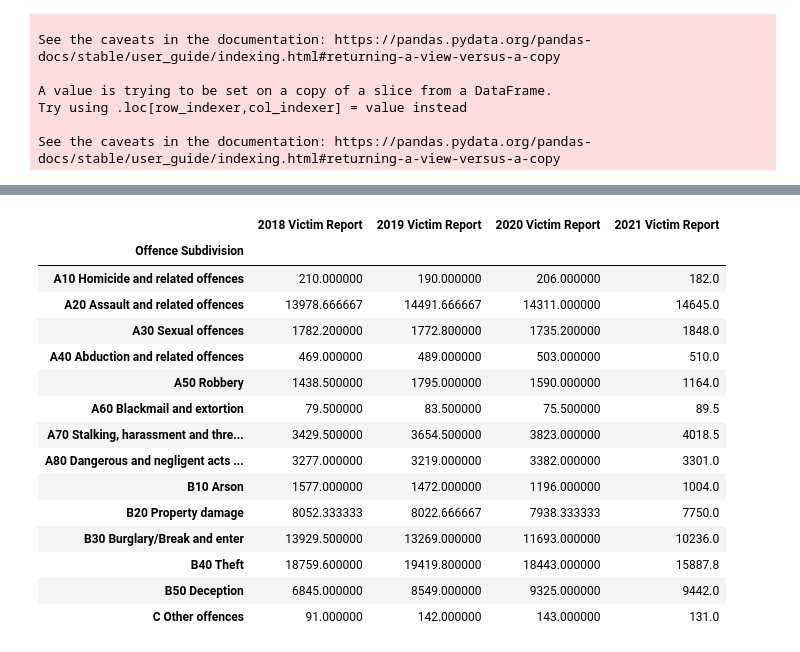
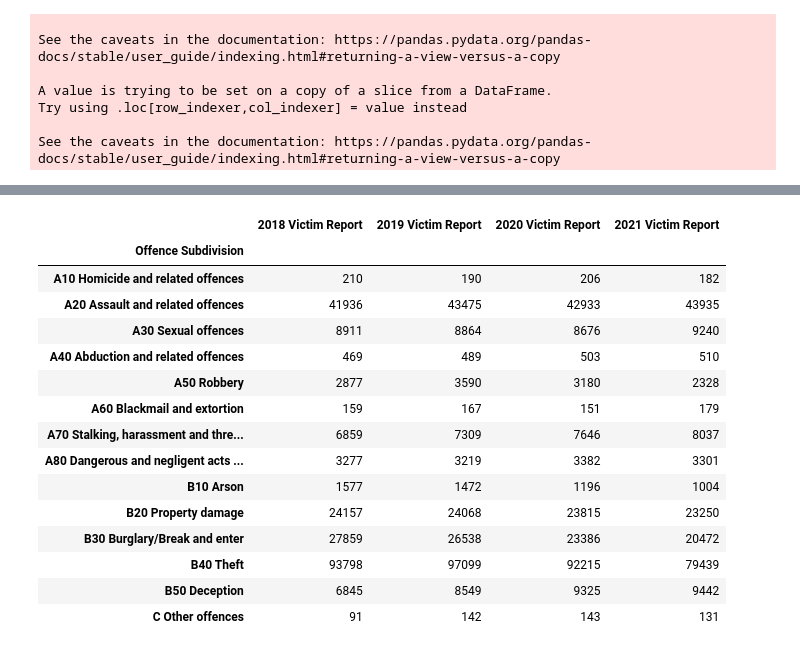
Before and after one commit to LKDSOUZA/Project-1, a Jupyter notebook: Project_1_A.ipynb, the cells around one changed output, grey strips where cells are left out. Cells and saved outputs as stored; diff of their text form; code cells hidden in the pictures.

```diff
--- a/Project_1_A.ipynb
+++ b/Project_1_A.ipynb
@@ -60,15 +60,12 @@ statistics_raw_data=crime_data_21.copy()
 
 victim_report_mean_21=statistics_raw_data.groupby(['Offence Subdivision'])["Victim Reports"].mean()
 victim_report_median_21=statistics_raw_data.groupby(['Offence Subdivision'])["Victim Reports"].median()
-victim_report_variance_21=statistics_raw_data.groupby(['Offence Subdivision'])["Victim Reports"].var()
-victim_report_sd_21=statistics_raw_data.groupby(['Offence Subdivision'])["Victim Reports"].std()
-victim_report_SEM_21=statistics_raw_data.groupby(['Offence Subdivision'])["Victim Reports"].sem()
+victim_report_sum_21=statistics_raw_data.groupby(['Offence Subdivision'])["Victim Reports"].sum()
+
 
 statistics_summary_21 = pd.DataFrame({"Mean victim report": victim_report_mean_21,
                                   "Median victim report": victim_report_median_21,
-                                  "victim report Variance": victim_report_variance_21,
-                                  "victim report Std. Dev.": victim_report_sd_21,
-                                  "victim report Std. Err." : victim_report_SEM_21,
+                                  "Total victim report": victim_report_sum_21,
 
                                  })
 statistics_summary_21.head(10)
@@ -90,15 +87,12 @@ statistics_raw_data_20=crime_data_20.copy()
 
 victim_report_mean_20=statistics_raw_data_20.groupby(['Offence Subdivision'])["Victim Reports"].mean()
 victim_report_median_20=statistics_raw_data_20.groupby(['Offence Subdivision'])["Victim Reports"].median()
-victim_report_variance_20=statistics_raw_data_20.groupby(['Offence Subdivision'])["Victim Reports"].var()
-victim_report_sd_20=statistics_raw_data_20.groupby(['Offence Subdivision'])["Victim Reports"].std()
-victim_report_SEM_20=statistics_raw_data_20.groupby(['Offence Subdivision'])["Victim Reports"].sem()
+victim_report_sum_20=statistics_raw_data_20.groupby(['Offence Subdivision'])["Victim Reports"].sum()
 
 statistics_summary_20 = pd.DataFrame({"Mean victim report": victim_report_mean_20,
                                   "Median victim report": victim_report_median_20,
-                                  "victim report Variance": victim_report_variance_20,
-                                  "victim report Std. Dev.": victim_report_sd_20,
-                                  "victim report Std. Err." : victim_report_SEM_20,
+                                  "Total victim report": victim_report_sum_20
+
 
                                  })
 statistics_summary_20.head(10)
@@ -120,15 +114,12 @@ statistics_raw_data_19=crime_data_19.copy()
 
 victim_report_mean_19=statistics_raw_data_19.groupby(['Offence Subdivision'])["Victim Reports"].mean()
 victim_report_median_19=statistics_raw_data_19.groupby(['Offence Subdivision'])["Victim Reports"].median()
-victim_report_variance_19=statistics_raw_data_19.groupby(['Offence Subdivision'])["Victim Reports"].var()
-victim_report_sd_19=statistics_raw_data_19.groupby(['Offence Subdivision'])["Victim Reports"].std()
-victim_report_SEM_19=statistics_raw_data_19.groupby(['Offence Subdivision'])["Victim Reports"].sem()
+victim_report_sum_19=statistics_raw_data_19.groupby(['Offence Subdivision'])["Victim Reports"].sum()
+
 
 statistics_summary_19 = pd.DataFrame({"Mean victim report": victim_report_mean_19,
                                   "Median victim report": victim_report_median_19,
-                                  "victim report Variance": victim_report_variance_19,
-                                  "victim report Std. Dev.": victim_report_sd_19,
-                                  "victim report Std. Err." : victim_report_SEM_19,
+                                  "Total victim report": victim_report_sum_19,
 
                                  })
 statistics_summary_19.head(10)
@@ -150,15 +141,13 @@ statistics_raw_data_18=crime_data_18.copy()
 
 victim_report_mean_18=statistics_raw_data_18.groupby(['Offence Subdivision'])["Victim Reports"].mean()
 victim_report_median_18=statistics_raw_data_18.groupby(['Offence Subdivision'])["Victim Reports"].median()
-victim_report_variance_18=statistics_raw_data_18.groupby(['Offence Subdivision'])["Victim Reports"].var()
-victim_report_sd_18=statistics_raw_data_18.groupby(['Offence Subdivision'])["Victim Reports"].std()
-victim_report_SEM_18=statistics_raw_data_18.groupby(['Offence Subdivision'])["Victim Reports"].sem()
+victim_report_sum_18=statistics_raw_data_18.groupby(['Offence Subdivision'])["Victim Reports"].sum()
+
 
 statistics_summary_18 = pd.DataFrame({"Mean victim report": victim_report_mean_18,
                                   "Median victim report": victim_report_median_18,
-                                  "victim report Variance": victim_report_variance_18,
-                                  "victim report Std. Dev.": victim_report_sd_18,
-                                  "victim report Std. Err." : victim_report_SEM_18,
+                                  "Total victim report": victim_report_sum_18,
+
 
                                  })
 statistics_summary_18.head(10)
@@ -178,27 +167,27 @@ statistics_summary_18.head(10)
 # %%
-victim_report_year= pd.DataFrame({"2018 Victim Report":victim_report_mean_18,
-                             "2019 Victim Report":victim_report_mean_19,
-                            "2020 Victim Report":victim_report_mean_20,
-                            "2021 Victim Report":victim_report_mean_21,
+victim_report_year= pd.DataFrame({"2018 Victim Report":victim_report_sum_18,
+                             "2019 Victim Report":victim_report_sum_19,
+                            "2020 Victim Report":victim_report_sum_20,
+                            "2021 Victim Report":victim_report_sum_21,
                             })
 victim_report_year
 # %% [output]
 |  | 2018 Victim Report | 2019 Victim Report | 2020 Victim Report | 2021 Victim Report |
 | Offence Subdivision |  |  |  |  |
-| A10 Homicide and related offences | 210.000000 | 190.000000 | 206.000000 | 182.0 |
-| A20 Assault and related offences | 13978.666667 | 14491.666667 | 14311.000000 | 14645.0 |
-| A30 Sexual offences | 1782.200000 | 1772.800000 | 1735.200000 | 1848.0 |
-| A40 Abduction and related offences | 469.000000 | 489.000000 | 503.000000 | 510.0 |
-| A50 Robbery | 1438.500000 | 1795.000000 | 1590.000000 | 1164.0 |
-| A60 Blackmail and extortion | 79.500000 | 83.500000 | 75.500000 | 89.5 |
-| A70 Stalking, harassment and thre... | 3429.500000 | 3654.500000 | 3823.000000 | 4018.5 |
-| A80 Dangerous and negligent acts ... | 3277.000000 | 3219.000000 | 3382.000000 | 3301.0 |
-| B10 Arson | 1577.000000 | 1472.000000 | 1196.000000 | 1004.0 |
-| B20 Property damage | 8052.333333 | 8022.666667 | 7938.333333 | 7750.0 |
-| B30 Burglary/Break and enter | 13929.500000 | 13269.000000 | 11693.000000 | 10236.0 |
-| B40 Theft | 18759.600000 | 19419.800000 | 18443.000000 | 15887.8 |
-| B50 Deception | 6845.000000 | 8549.000000 | 9325.000000 | 9442.0 |
-| C Other offences | 91.000000 | 142.000000 | 143.000000 | 131.0 |
+| A10 Homicide and related offences | 210 | 190 | 206 | 182 |
+| A20 Assault and related offences | 41936 | 43475 | 42933 | 43935 |
+| A30 Sexual offences | 8911 | 8864 | 8676 | 9240 |
+| A40 Abduction and related offences | 469 | 489 | 503 | 510 |
+| A50 Robbery | 2877 | 3590 | 3180 | 2328 |
+| A60 Blackmail and extortion | 159 | 167 | 151 | 179 |
+| A70 Stalking, harassment and thre... | 6859 | 7309 | 7646 | 8037 |
+| A80 Dangerous and negligent acts ... | 3277 | 3219 | 3382 | 3301 |
+| B10 Arson | 1577 | 1472 | 1196 | 1004 |
+| B20 Property damage | 24157 | 24068 | 23815 | 23250 |
+| B30 Burglary/Break and enter | 27859 | 26538 | 23386 | 20472 |
+| B40 Theft | 93798 | 97099 | 92215 | 79439 |
+| B50 Deception | 6845 | 8549 | 9325 | 9442 |
+| C Other offences | 91 | 142 | 143 | 131 |
 # %%
 df = pd.DataFrame(dict(graph=[
                               'A10 Homicide and related offences',
```
Also changed, not shown: parts of 9 cells of this notebook, 4 other files.
